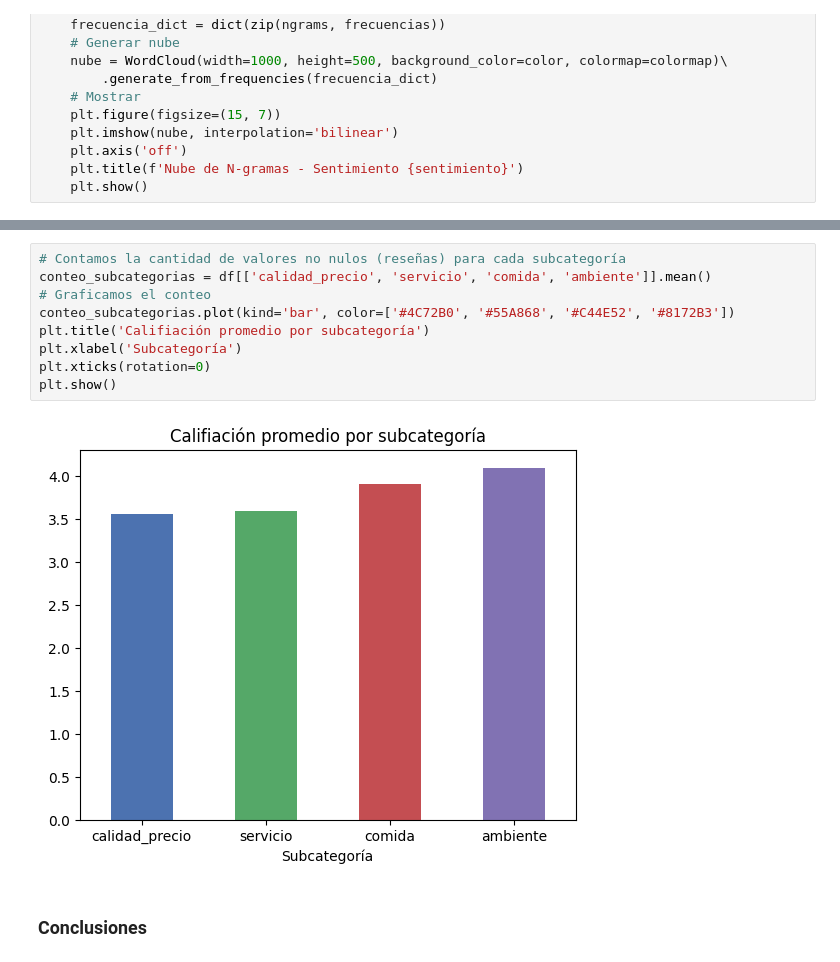
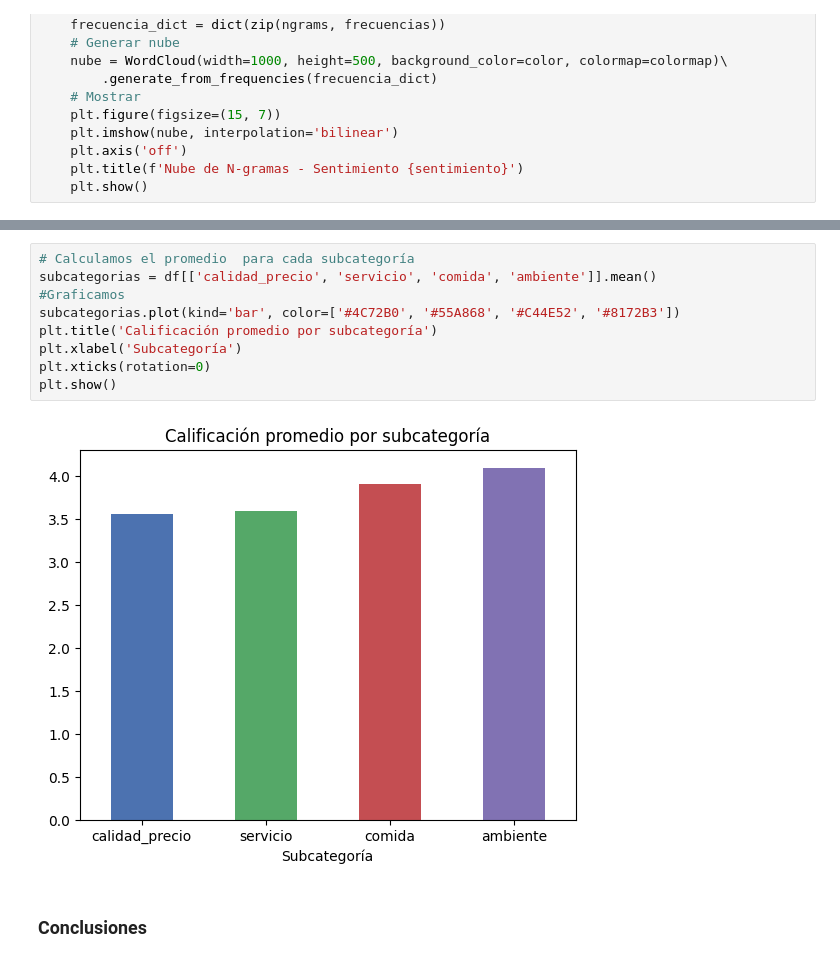
Before and after one commit to ferminriv20/Sentiment-analysis-Bonga, a Jupyter notebook: Sentimental_analysis_Bonga.ipynb, the cells around one changed output, grey strips where cells are left out. Drawn from its saved outputs; the diff is of its cells as text.

```diff
--- a/Sentimental_analysis_Bonga.ipynb
+++ b/Sentimental_analysis_Bonga.ipynb
@@ -401,14 +401,14 @@ for tipo in ['Positiva', 'Negativa', 'Neutra']:
 # %%
-# Contamos la cantidad de valores no nulos (reseñas) para cada subcategoría
-conteo_subcategorias = df[['calidad_precio', 'servicio', 'comida', 'ambiente']].mean()
-# Graficamos el conteo
-conteo_subcategorias.plot(kind='bar', color=['#4C72B0', '#55A868', '#C44E52', '#8172B3'])
-plt.title('Califiación promedio por subcategoría')
+# Calculamos el promedio  para cada subcategoría
+subcategorias = df[['calidad_precio', 'servicio', 'comida', 'ambiente']].mean()
+#Graficamos
+subcategorias.plot(kind='bar', color=['#4C72B0', '#55A868', '#C44E52', '#8172B3'])
+plt.title('Calificación promedio por subcategoría')
 plt.xlabel('Subcategoría')
 plt.xticks(rotation=0)
 plt.show()
 # %% [output]
-[figure, old version]
+[figure, new version]
 # %% [markdown]
 ### Conclusiones
 # %% [markdown]
```
Also changed, not shown: parts of 2 cells of this notebook.
